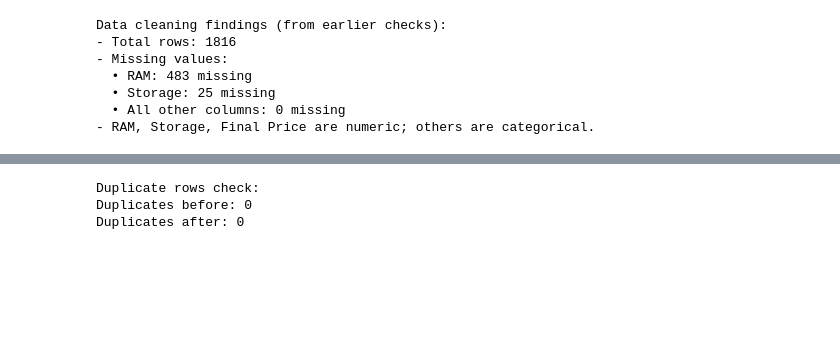
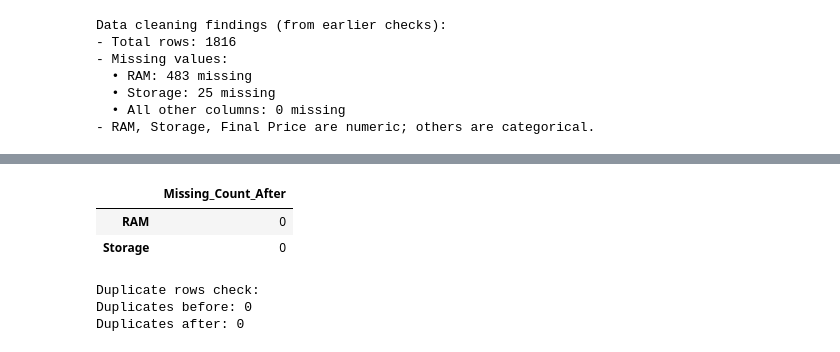
Before and after one commit to Aloysius-Yong/mdlp-project, a Jupyter notebook: mldp.ipynb, the cells around one changed output, grey strips where cells are left out. Cells and saved outputs as stored; diff of their text form; code cells hidden in the pictures; blank space fills up the shorter version.

```diff
--- a/mldp.ipynb
+++ b/mldp.ipynb
@@ -420,0 +347,72 @@ What we can tell:
+# %%
+# Missing Values Handling (Business-aware explanations)
+import numpy as np
+import pandas as pd
+
+required_cols = ["Brand", "RAM", "Storage"]
+missing_cols = [c for c in required_cols if c not in df.columns]
+if missing_cols:
+    raise ValueError(f"Missing required columns in df: {missing_cols}. Available: {list(df.columns)}")
+
+ram_missing_before = df["RAM"].isna().sum()
+storage_missing_before = df["Storage"].isna().sum()
+
+def safe_mode(series: pd.Series):
+    s = series.dropna()
+    if s.empty:
+        return np.nan
+    m = s.mode()
+    return m.iloc[0] if not m.empty else np.nan
+
+# Global fallbacks (in case a brand has no usable values)
+global_ram_mode = safe_mode(df["RAM"])
+global_ram_median = df["RAM"].median()
+
+global_storage_mode = safe_mode(df["Storage"])
+global_storage_median = df["Storage"].median()
+
+
+# RAM Imputation
+# Apple/Samsung -> brand median
+# Others -> brand mode
+
+brand_ram_median = df.groupby("Brand")["RAM"].transform("median")
+brand_ram_mode_map = df.groupby("Brand")["RAM"].apply(safe_mode).to_dict()
+brand_ram_mode = df["Brand"].map(brand_ram_mode_map)
+
+is_missing_ram = df["RAM"].isna()
+brand_clean = df["Brand"].astype(str).str.strip().str.lower()
+is_apple_samsung = brand_clean.isin(["apple", "samsung"])
+
+df.loc[is_missing_ram & is_apple_samsung, "RAM"] = brand_ram_median[is_missing_ram & is_apple_samsung]
+df.loc[df["RAM"].isna(), "RAM"] = brand_ram_mode[df["RAM"].isna()]
+df["RAM"] = df["RAM"].fillna(global_ram_mode).fillna(global_ram_median)
+
+# Storage Imputation (Mode)
+brand_storage_mode_map = df.groupby("Brand")["Storage"].apply(safe_mode).to_dict()
+brand_storage_mode = df["Brand"].map(brand_storage_mode_map)
+
+df.loc[df["Storage"].isna(), "Storage"] = brand_storage_mode[df["Storage"].isna()]
+df["Storage"] = df["Storage"].fillna(global_storage_mode).fillna(global_storage_median)
+
+print("Missing value handling completed.\n")
+
+print("RAM missing-value strategy (with business understanding):")
+print("1) Apple & Samsung rows: fill missing RAM using the median RAM within the same brand.")
+print("   Reason (Apple): iPhone listings often omit RAM because Apple markets performance using chip efficiency")
+print("   and ecosystem optimisation rather than highlighting RAM specs. Missing RAM here is likely a data-entry")
+print("   or source-listing omission, not 'unknown hardware', so imputing a typical (median) Apple RAM value keeps")
+print("   Apple devices consistent without being skewed by any rare high/low models.")
+print("   Reason (Samsung): Samsung has many models and variants; the median gives a stable “typical” RAM value")
+print("   without being pulled by uncommon extremes.\n")
+
+print("2) All other brands: fill missing RAM using the most common RAM value (mode) within that brand.")
+print("   Reason: many brands sell a few standard RAM tiers (e.g., 4/6/8GB). Mode preserves the most typical")
+print("   customer-facing configuration and avoids inventing uncommon specs.\n")
+
+print("Storage missing-value strategy:")
+print("Fill missing Storage using the most common Storage value (mode) within that brand (fallback to global mode).")
+print("Reason: Storage usually comes in standard SKUs (e.g., 64/128/256). Mode keeps the most common real-world option.\n")
+
+display(df[["RAM", "Storage"]].isna().sum().to_frame("Missing_Count_After"))
+# %% [output]
@@ -421,3 +437,6 @@ What we can tell:
+|  | Missing_Count_After |
+| RAM | 0 |
+| Storage | 0 |
 # %%
 # duplicates
 dup_before = df.duplicated().sum()
```
Also changed, not shown: parts of 27 cells of this notebook, 8 other files.
